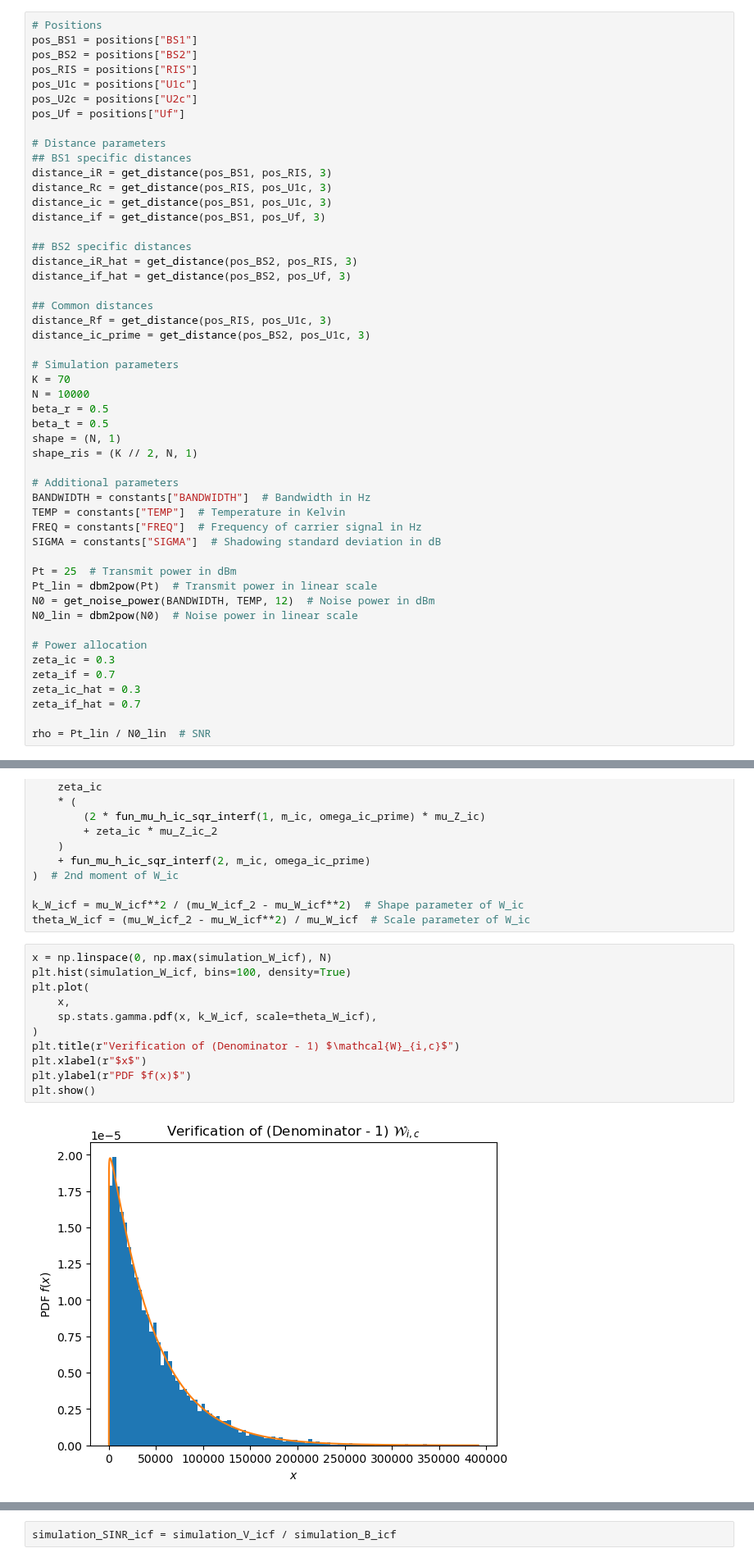
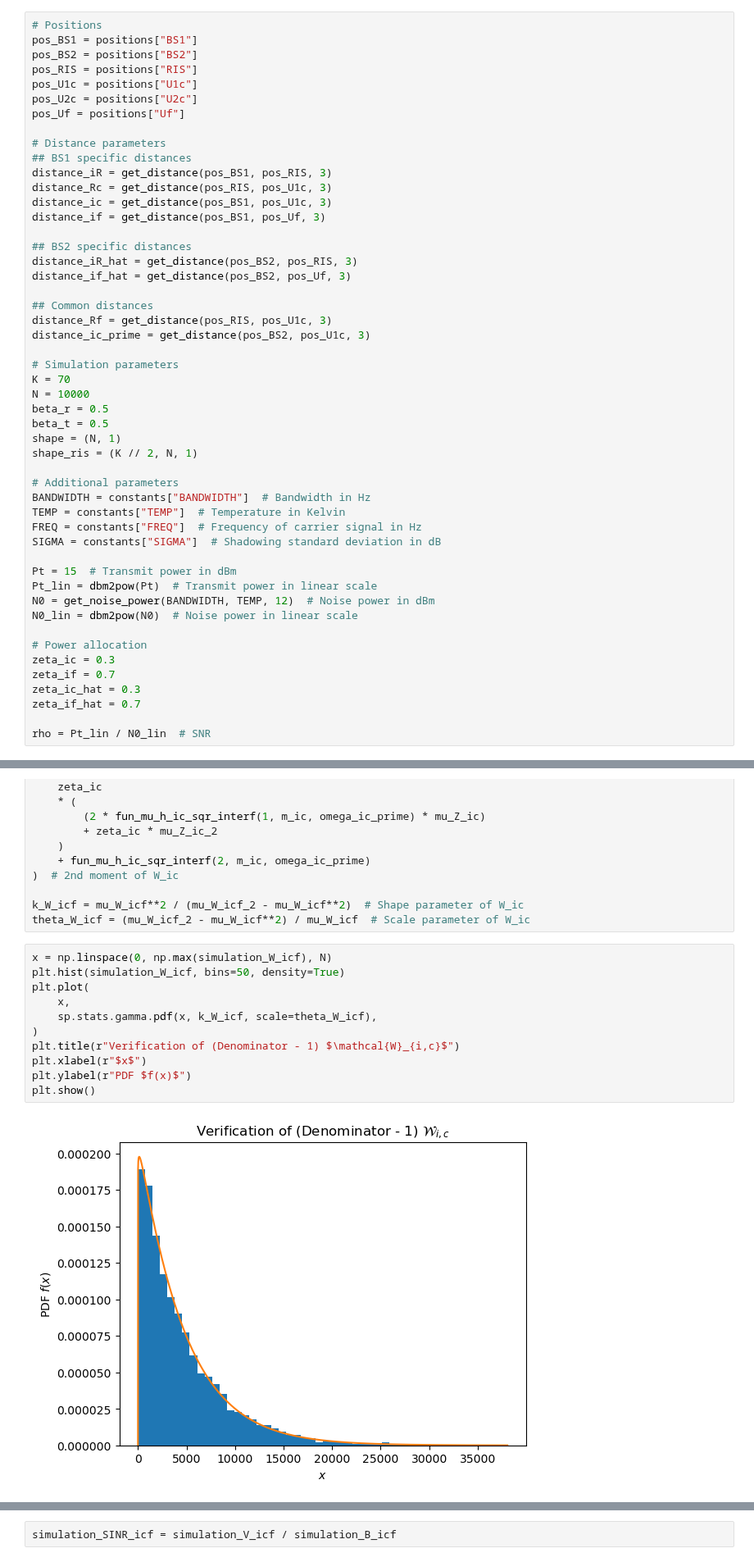
Before and after one commit to muhd-umer/comyx, a Jupyter notebook: research/statistical_analysis/statistics.ipynb, the cells around one changed output, grey strips where cells are left out. Shown at 82% size. Saved outputs shown, nothing was run; the diff lists cells and outputs as text.

```diff
--- a/research/statistical_analysis/statistics.ipynb
+++ b/research/statistical_analysis/statistics.ipynb
@@ -121,7 +121,7 @@ TEMP = constants["TEMP"]  # Temperature in Kelvin
 FREQ = constants["FREQ"]  # Frequency of carrier signal in Hz
 SIGMA = constants["SIGMA"]  # Shadowing standard deviation in dB
 
-Pt = 25  # Transmit power in dBm
+Pt = 15  # Transmit power in dBm
 Pt_lin = dbm2pow(Pt)  # Transmit power in linear scale
 N0 = get_noise_power(BANDWIDTH, TEMP, 12)  # Noise power in dBm
 N0_lin = dbm2pow(N0)  # Noise power in linear scale
@@ -383,17 +383,17 @@ k_W_icf = mu_W_icf**2 / (mu_W_icf_2 - mu_W_icf**2)  # Shape parameter of W_ic
 theta_W_icf = (mu_W_icf_2 - mu_W_icf**2) / mu_W_icf  # Scale parameter of W_ic
 # %%
 x = np.linspace(0, np.max(simulation_W_icf), N)
-plt.hist(simulation_W_icf, bins=100, density=True)
+plt.hist(simulation_W_icf, bins=50, density=True)
 plt.plot(
     x,
     sp.stats.gamma.pdf(x, k_W_icf, scale=theta_W_icf),
 )
 plt.title(r"Verification of (Denominator - 1) $\mathcal{W}_{i,c}$")
 plt.xlabel(r"$x$")
 plt.ylabel(r"PDF $f(x)$")
 plt.show()
 # %% [output]
-[figure, old version]
+[figure, new version]
 # %%
 mu_B_icf = k_W_icf * theta_W_icf + 1  # 1st moment of B_ic
 mu_B_icf_2 = (
```
Also changed, not shown: parts of 23 cells of this notebook.
